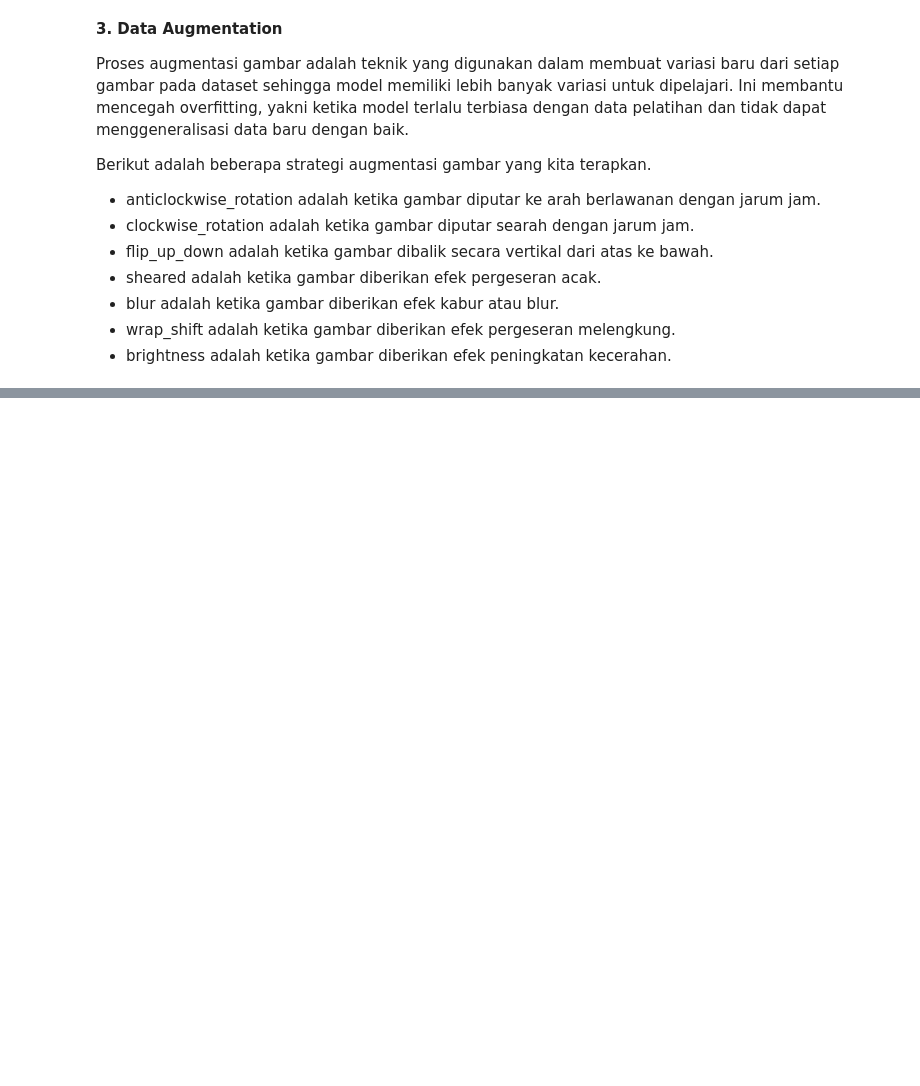
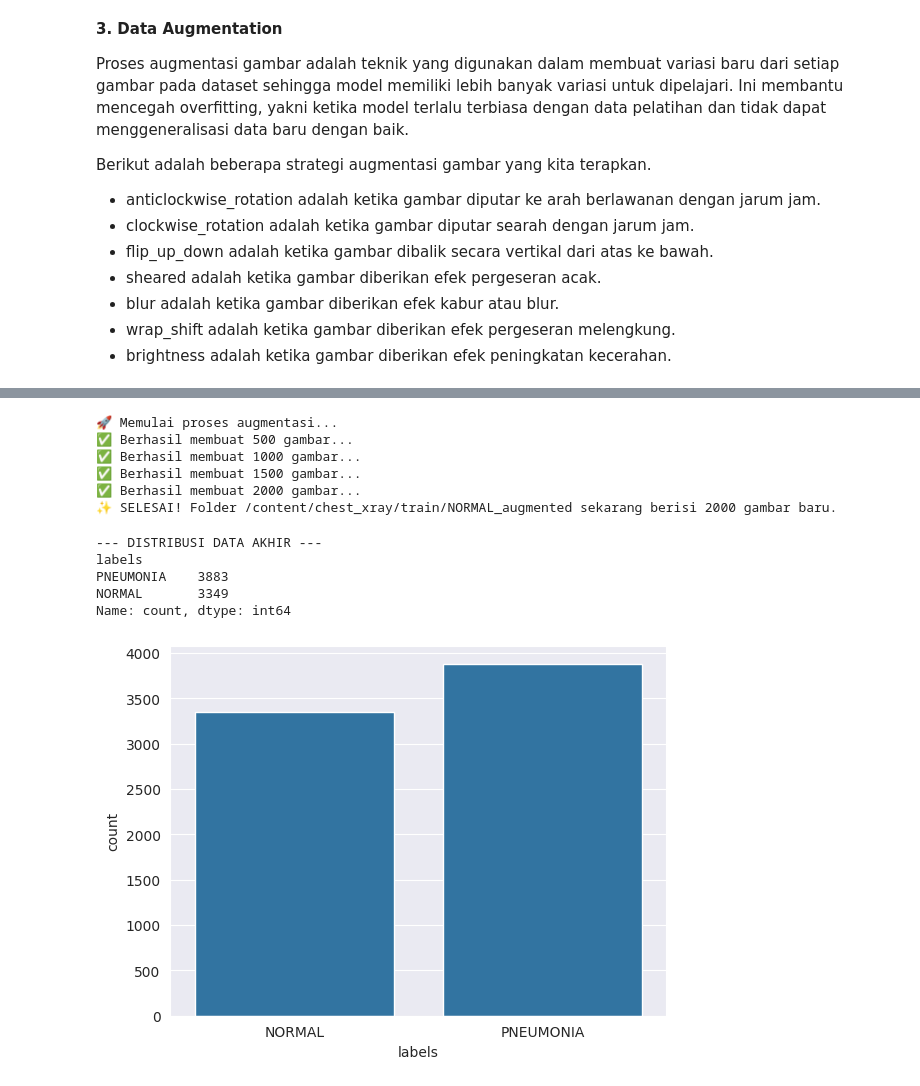
Before and after one commit to Faiq-danZ/Latihan-Klasifikasi-Gambar, a Jupyter notebook: Chest-Xray-Pneumonia-Classification.ipynb, the cells around one changed output, grey strips where cells are left out. Saved outputs shown, nothing was run; the diff lists cells and outputs as text; code cells hidden in the pictures; blank space fills up the shorter version.

```diff
--- a/Chest-Xray-Pneumonia-Classification.ipynb
+++ b/Chest-Xray-Pneumonia-Classification.ipynb
@@ -288,0 +256,76 @@ while i<=images_to_generate:
+# %%
+import random
+
+total_target = 2000
+count = 1
+
+print("🚀 Memulai proses augmentasi...")
+while count <= total_target:
+    path_asal = random.choice(images_normal)
+    try:
+        img_raw = io.imread(path_asal)
+        img_aug = augment_process(img_raw)
+
+        # Simpan hasil
+        nama_file = f"aug_{count}.jpg"
+        path_simpan = os.path.join(aug_path, nama_file)
+
+        # Pastikan dalam format uint8 untuk disimpan
+        final_save = img_as_ubyte(img_aug)
+
+        # Simpan sebagai BGR agar bisa dibaca OpenCV
+        if len(final_save.shape) == 3:
+            final_save = cv2.cvtColor(final_save, cv2.COLOR_RGB2BGR)
+
+        cv2.imwrite(path_simpan, final_save)
+
+        if count % 500 == 0:
+            print(f"✅ Berhasil membuat {count} gambar...")
+        count += 1
+    except:
+        continue
+
+print(f"✨ SELESAI! Folder {aug_path} sekarang berisi 2000 gambar baru.")
+# %% [output]
+🚀 Memulai proses augmentasi...
+✅ Berhasil membuat 500 gambar...
+✅ Berhasil membuat 1000 gambar...
+✅ Berhasil membuat 1500 gambar...
+✅ Berhasil membuat 2000 gambar...
+✨ SELESAI! Folder /content/chest_xray/train/NORMAL_augmented sekarang berisi 2000 gambar baru.
+# %%
+import pandas as pd
+
+paths = []
+labels = []
+
+# Kita scan folder 'train' yang tadi ketemu
+parent_train = os.path.dirname(asli_path)
+
+for folder in os.listdir(parent_train):
+    folder_full_path = os.path.join(parent_train, folder)
+    if os.path.isdir(folder_full_path):
+        for file in os.listdir(folder_full_path):
+            paths.append(os.path.join(folder_full_path, file))
+
+            # Jika nama foldernya ada kata 'NORMAL', kasih label 'NORMAL'
+            if 'NORMAL' in folder:
+                labels.append('NORMAL')
+            else:
+                labels.append('PNEUMONIA')
+
+df = pd.DataFrame({'path': paths, 'labels': labels})
+print("\n--- DISTRIBUSI DATA AKHIR ---")
+print(df['labels'].value_counts())
+
+import seaborn as sns
+import matplotlib.pyplot as plt
+sns.countplot(x='labels', data=df)
+plt.show()
+# %% [output]
+--- DISTRIBUSI DATA AKHIR ---
+labels
+PNEUMONIA    3883
+NORMAL       3349
+Name: count, dtype: int64
+[figure, added]
```
Also changed, not shown: parts of 22 cells of this notebook.
